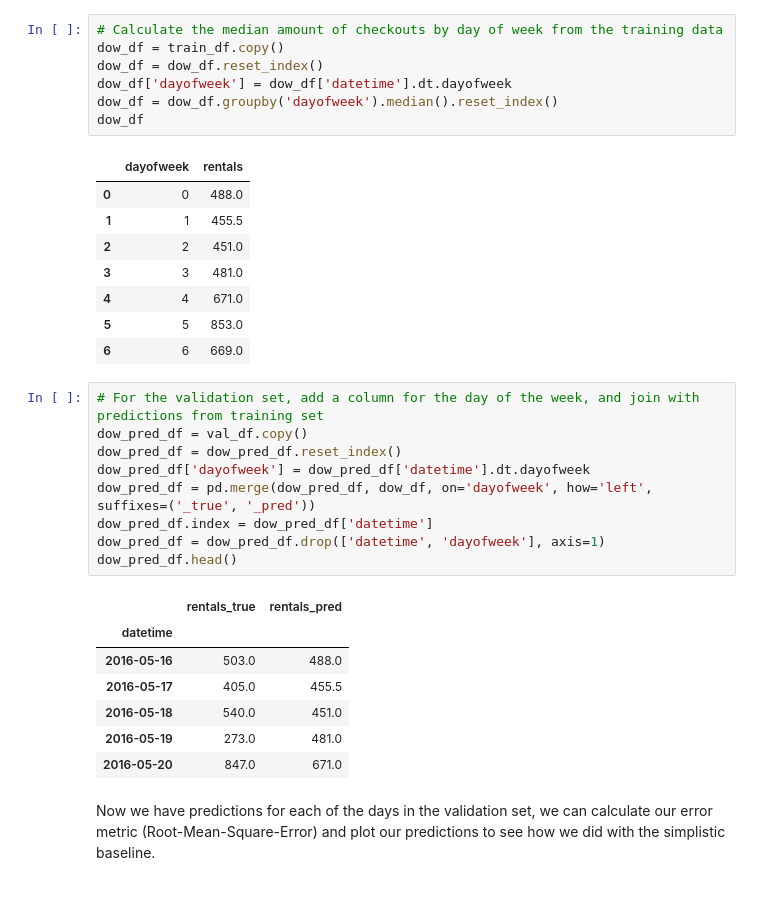
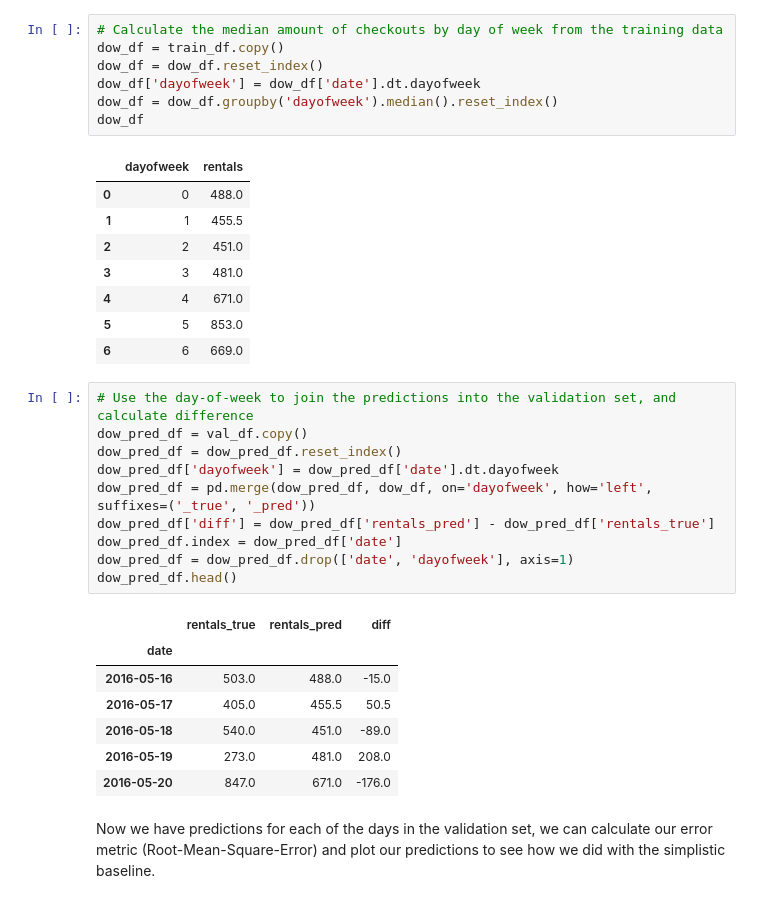
Before and after one commit to timgasser/bcycle-austin, a Jupyter notebook: notebooks/bcycle_models.ipynb, the cells around one changed output. Cells and saved outputs as stored; diff of their text form.

```diff
--- a/notebooks/bcycle_models.ipynb
+++ b/notebooks/bcycle_models.ipynb
@@ -302,7 +365,7 @@ As a baseline, let's take the median amount of checkouts on each day of the week
 # Calculate the median amount of checkouts by day of week from the training data
 dow_df = train_df.copy()
 dow_df = dow_df.reset_index()
-dow_df['dayofweek'] = dow_df['datetime'].dt.dayofweek
+dow_df['dayofweek'] = dow_df['date'].dt.dayofweek
 dow_df = dow_df.groupby('dayofweek').median().reset_index()
 dow_df
 # %% [output]
@@ -315,21 +378,22 @@ dow_df
 | 5 | 5 | 853.0 |
 | 6 | 6 | 669.0 |
 # %%
-# For the validation set, add a column for the day of the week, and join with predictions from training set
+# Use the day-of-week to join the predictions into the validation set, and calculate difference
 dow_pred_df = val_df.copy()
 dow_pred_df = dow_pred_df.reset_index()
-dow_pred_df['dayofweek'] = dow_pred_df['datetime'].dt.dayofweek
+dow_pred_df['dayofweek'] = dow_pred_df['date'].dt.dayofweek
 dow_pred_df = pd.merge(dow_pred_df, dow_df, on='dayofweek', how='left', suffixes=('_true', '_pred'))
-dow_pred_df.index = dow_pred_df['datetime']
-dow_pred_df = dow_pred_df.drop(['datetime', 'dayofweek'], axis=1)
+dow_pred_df['diff'] = dow_pred_df['rentals_pred'] - dow_pred_df['rentals_true']
+dow_pred_df.index = dow_pred_df['date']
+dow_pred_df = dow_pred_df.drop(['date', 'dayofweek'], axis=1)
 dow_pred_df.head()
 # %% [output]
-|  | rentals_true | rentals_pred |
-| datetime |  |  |
-| 2016-05-16 | 503.0 | 488.0 |
-| 2016-05-17 | 405.0 | 455.5 |
-| 2016-05-18 | 540.0 | 451.0 |
-| 2016-05-19 | 273.0 | 481.0 |
-| 2016-05-20 | 847.0 | 671.0 |
+|  | rentals_true | rentals_pred | diff |
+| date |  |  |  |
+| 2016-05-16 | 503.0 | 488.0 | -15.0 |
+| 2016-05-17 | 405.0 | 455.5 | 50.5 |
+| 2016-05-18 | 540.0 | 451.0 | -89.0 |
+| 2016-05-19 | 273.0 | 481.0 | 208.0 |
+| 2016-05-20 | 847.0 | 671.0 | -176.0 |
 # %% [markdown]
 Now we have predictions for each of the days in the validation set, we can calculate our error metric (Root-Mean-Square-Error) and plot our predictions to see how we did with the simplistic baseline.
```
Also changed, not shown: parts of 30 cells of this notebook, 1 other file.
